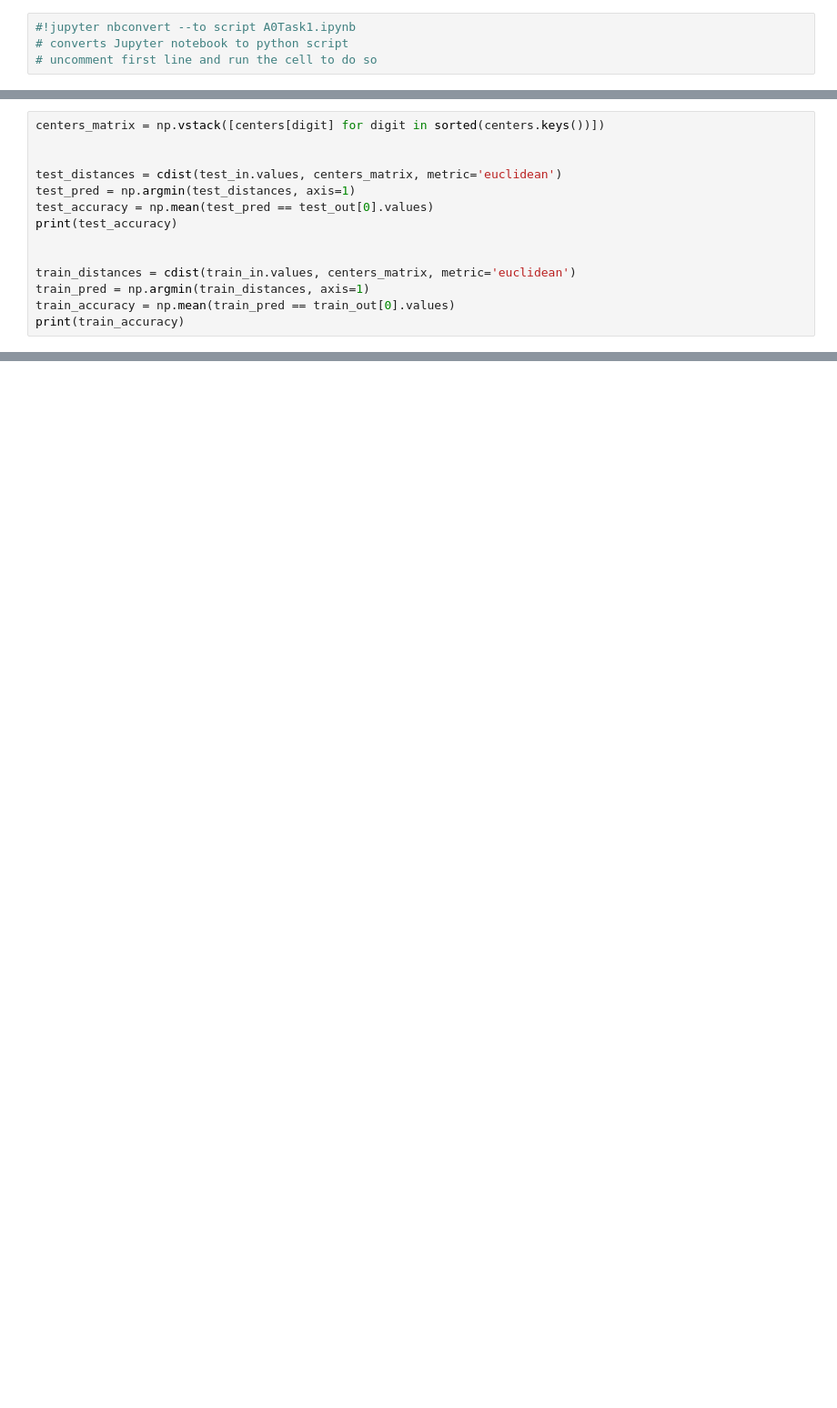
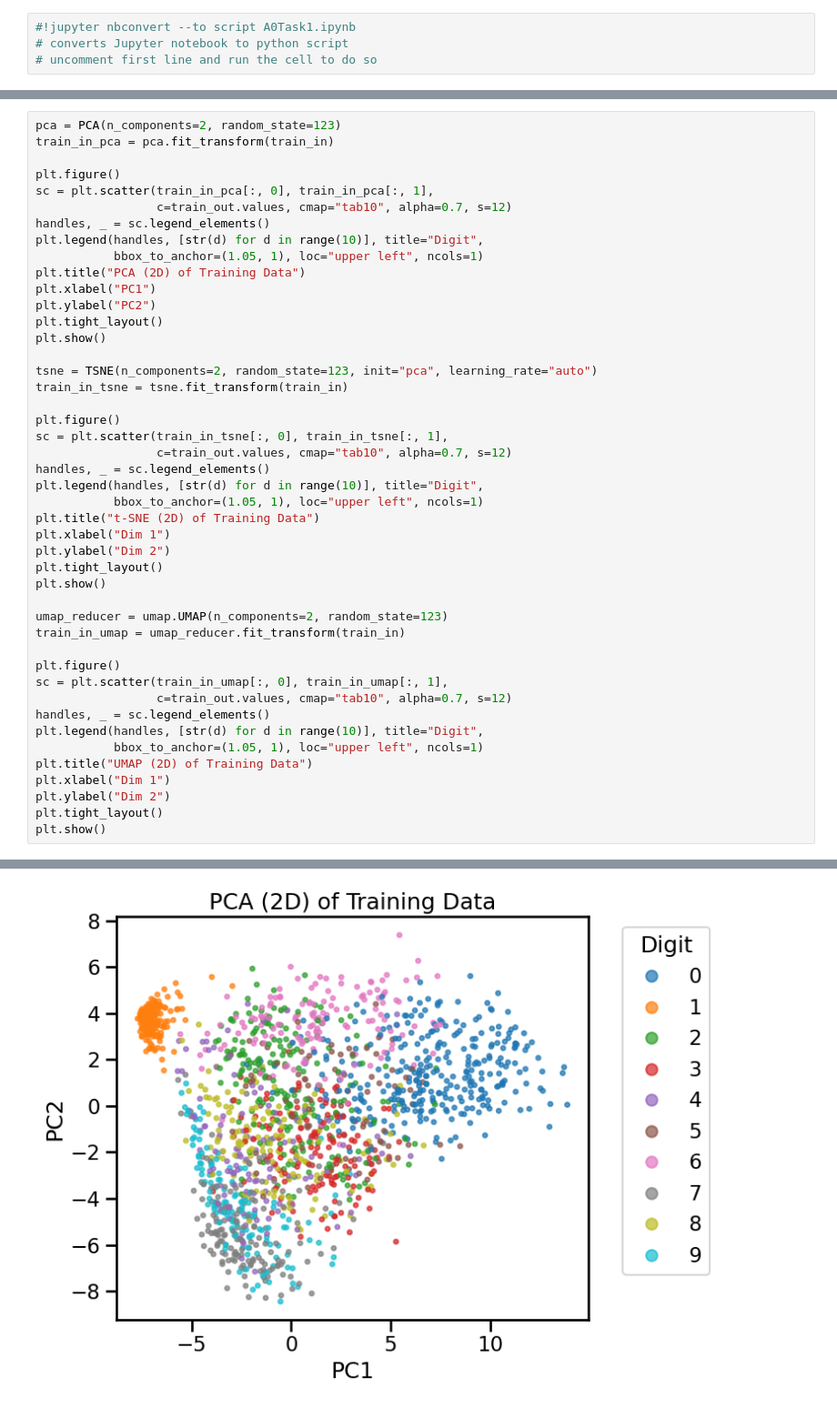
Before and after one commit to mathiisk/IDL-A0, a Jupyter notebook: A0Task1.ipynb, the cells around one changed output, grey strips where cells are left out. Shown at 91% size. Drawn from its saved outputs; the diff is of its cells as text; blank space fills up the shorter version.

```diff
--- a/A0Task1.ipynb
+++ b/A0Task1.ipynb
@@ -81,15 +161,46 @@ for digit in centers:
 # %%
-centers_matrix = np.vstack([centers[digit] for digit in sorted(centers.keys())])
+pca = PCA(n_components=2, random_state=123)
+train_in_pca = pca.fit_transform(train_in)
 
+plt.figure()
+sc = plt.scatter(train_in_pca[:, 0], train_in_pca[:, 1],
+                 c=train_out.values, cmap="tab10", alpha=0.7, s=12)
+handles, _ = sc.legend_elements()
+plt.legend(handles, [str(d) for d in range(10)], title="Digit",
+           bbox_to_anchor=(1.05, 1), loc="upper left", ncols=1)
+plt.title("PCA (2D) of Training Data")
+plt.xlabel("PC1")
+plt.ylabel("PC2")
+plt.tight_layout()
+plt.show()
 
-test_distances = cdist(test_in.values, centers_matrix, metric='euclidean')
-test_pred = np.argmin(test_distances, axis=1)
-test_accuracy = np.mean(test_pred == test_out[0].values)
-print(test_accuracy)
+tsne = TSNE(n_components=2, random_state=123, init="pca", learning_rate="auto")
+train_in_tsne = tsne.fit_transform(train_in)
 
+plt.figure()
+sc = plt.scatter(train_in_tsne[:, 0], train_in_tsne[:, 1],
+                 c=train_out.values, cmap="tab10", alpha=0.7, s=12)
+handles, _ = sc.legend_elements()
+plt.legend(handles, [str(d) for d in range(10)], title="Digit",
+           bbox_to_anchor=(1.05, 1), loc="upper left", ncols=1)
+plt.title("t-SNE (2D) of Training Data")
+plt.xlabel("Dim 1")
+plt.ylabel("Dim 2")
+plt.tight_layout()
+plt.show()
 
-train_distances = cdist(train_in.values, centers_matrix, metric='euclidean')
-train_pred = np.argmin(train_distances, axis=1)
-train_accuracy = np.mean(train_pred == train_out[0].values)
-print(train_accuracy)
+umap_reducer = umap.UMAP(n_components=2, random_state=123)
+train_in_umap = umap_reducer.fit_transform(train_in)
+
+plt.figure()
+sc = plt.scatter(train_in_umap[:, 0], train_in_umap[:, 1],
+                 c=train_out.values, cmap="tab10", alpha=0.7, s=12)
+handles, _ = sc.legend_elements()
+plt.legend(handles, [str(d) for d in range(10)], title="Digit",
+           bbox_to_anchor=(1.05, 1), loc="upper left", ncols=1)
+plt.title("UMAP (2D) of Training Data")
+plt.xlabel("Dim 1")
+plt.ylabel("Dim 2")
+plt.tight_layout()
+plt.show()
 # %% [output]
@@ -97,0 +207 @@ print(train_accuracy)
+[figure, added]
```
Also changed, not shown: parts of 16 cells of this notebook.
